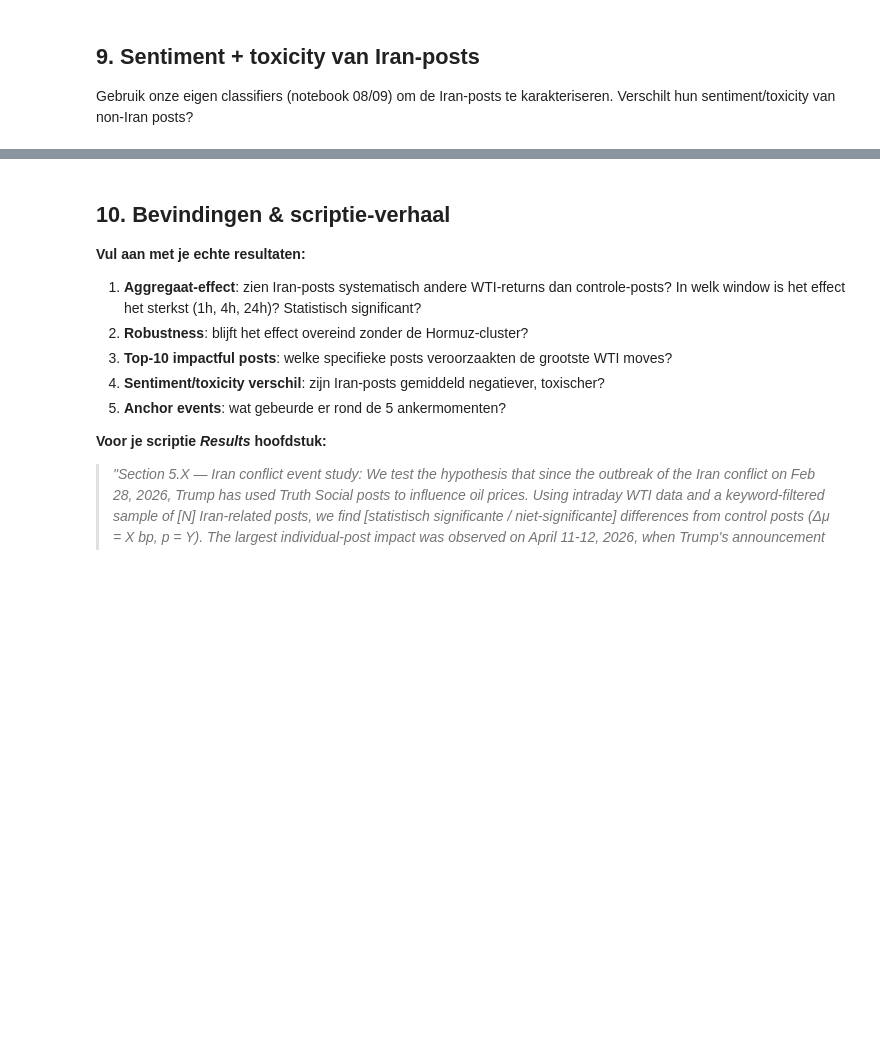
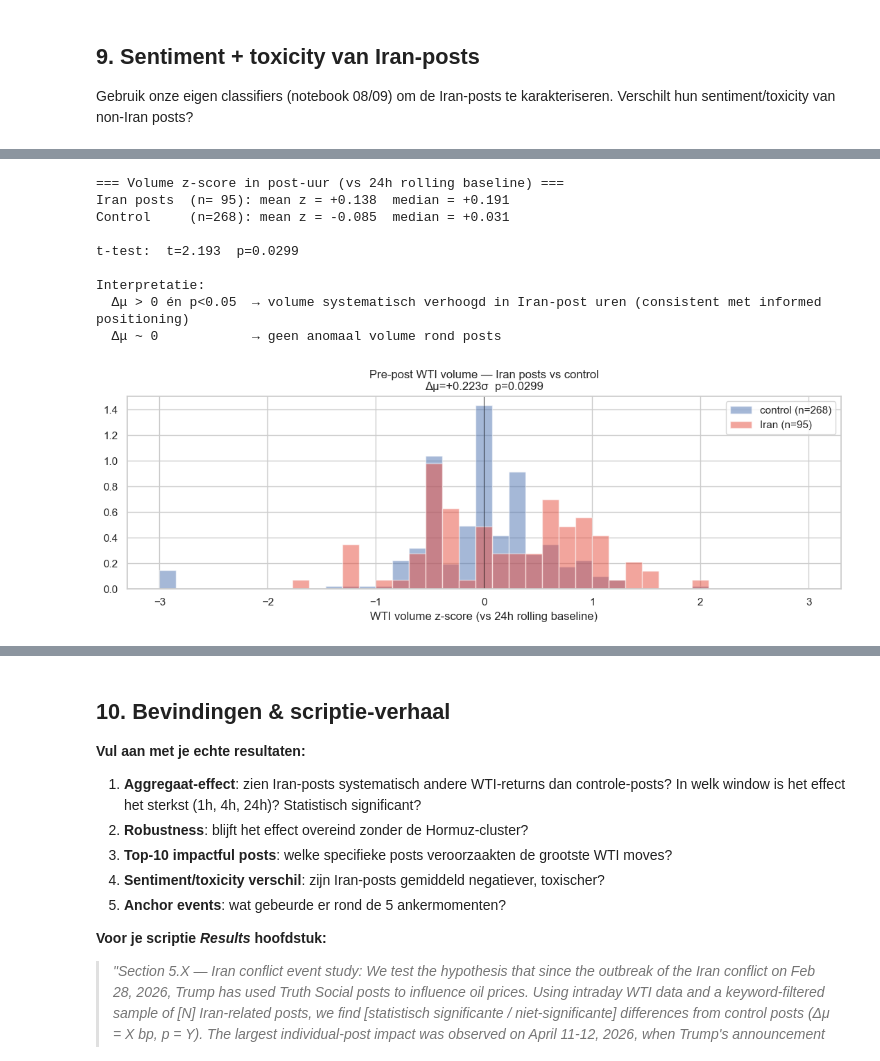
Before and after one commit to QuintenFritz/truthsocial-marketimpact, a Jupyter notebook: notebooks/10_iran_oil_event_study.ipynb, the cells around one changed output, grey strips where cells are left out. Saved outputs shown, nothing was run; the diff lists cells and outputs as text; code cells hidden in the pictures; blank space fills up the shorter version.

```diff
--- a/notebooks/10_iran_oil_event_study.ipynb
+++ b/notebooks/10_iran_oil_event_study.ipynb
@@ -451,0 +692,56 @@ if CLASSIFIERS_AVAILABLE:
+# %%
+# Volume anomaly: WTI handelsvolume in het post-uur vs 24h baseline
+# Als hypothese ondersteund: Iran posts vallen systematisch in uren met verhoogd volume
+
+wti_hour = hourly[hourly["ticker"] == "WTI"].set_index("datetime").sort_index().copy()
+wti_hour["log_vol"] = np.log(wti_hour["volume"].clip(lower=1))
+wti_hour["log_vol_base"] = wti_hour["log_vol"].rolling(24, min_periods=12).mean()
+wti_hour["log_vol_std"] = wti_hour["log_vol"].rolling(24, min_periods=12).std()
+wti_hour["vol_zscore"] = (wti_hour["log_vol"] - wti_hour["log_vol_base"]) / wti_hour["log_vol_std"]
+
+
+def get_vol_zscore_at(post_ts):
+    target = post_ts.floor("1h")
+    if target in wti_hour.index:
+        return wti_hour.at[target, "vol_zscore"]
+    return np.nan
+
+
+iran_in_h = iran_posts[iran_posts["timestamp_utc"] >= wti_hour.index.min()]
+control_pool = control_posts[control_posts["timestamp_utc"] >= wti_hour.index.min()]
+control_in_h = control_pool.sample(min(500, len(control_pool)), random_state=42)
+
+iran_z = iran_in_h["timestamp_utc"].apply(get_vol_zscore_at).dropna()
+control_z = control_in_h["timestamp_utc"].apply(get_vol_zscore_at).dropna()
+
+print("=== Volume z-score in post-uur (vs 24h rolling baseline) ===")
+print(f"Iran posts  (n={len(iran_z):>3}): mean z = {iran_z.mean():+.3f}  median = {iran_z.median():+.3f}")
+print(f"Control     (n={len(control_z):>3}): mean z = {control_z.mean():+.3f}  median = {control_z.median():+.3f}")
+t, p = stats.ttest_ind(iran_z, control_z, equal_var=False)
+print(f"\nt-test:  t={t:.3f}  p={p:.4f}")
+print("\nInterpretatie:")
+print("  Δμ > 0 én p<0.05  → volume systematisch verhoogd in Iran-post uren (consistent met informed positioning)")
+print("  Δμ ~ 0            → geen anomaal volume rond posts")
+
+# Plot
+fig, ax = plt.subplots(figsize=(11, 4))
+bins = np.linspace(-3, 3, 40)
+ax.hist(control_z, bins=bins, alpha=0.5, density=True, label=f"control (n={len(control_z)})")
+ax.hist(iran_z, bins=bins, alpha=0.5, density=True, label=f"Iran (n={len(iran_z)})", color="#e74c3c")
+ax.axvline(0, color="black", linewidth=0.5)
+ax.set_xlabel("WTI volume z-score (vs 24h rolling baseline)")
+ax.set_title(f"Pre-post WTI volume — Iran posts vs control\nΔμ={(iran_z.mean()-control_z.mean()):+.3f}σ  p={p:.4f}")
+ax.legend()
+plt.tight_layout()
+plt.show()
+# %% [output]
+=== Volume z-score in post-uur (vs 24h rolling baseline) ===
+Iran posts  (n= 95): mean z = +0.138  median = +0.191
+Control     (n=268): mean z = -0.085  median = +0.031
+
+t-test:  t=2.193  p=0.0299
+
+Interpretatie:
+  Δμ > 0 én p<0.05  → volume systematisch verhoogd in Iran-post uren (consistent met informed positioning)
+  Δμ ~ 0            → geen anomaal volume rond posts
+[figure, added]
```
Also changed, not shown: parts of 15 cells of this notebook.
